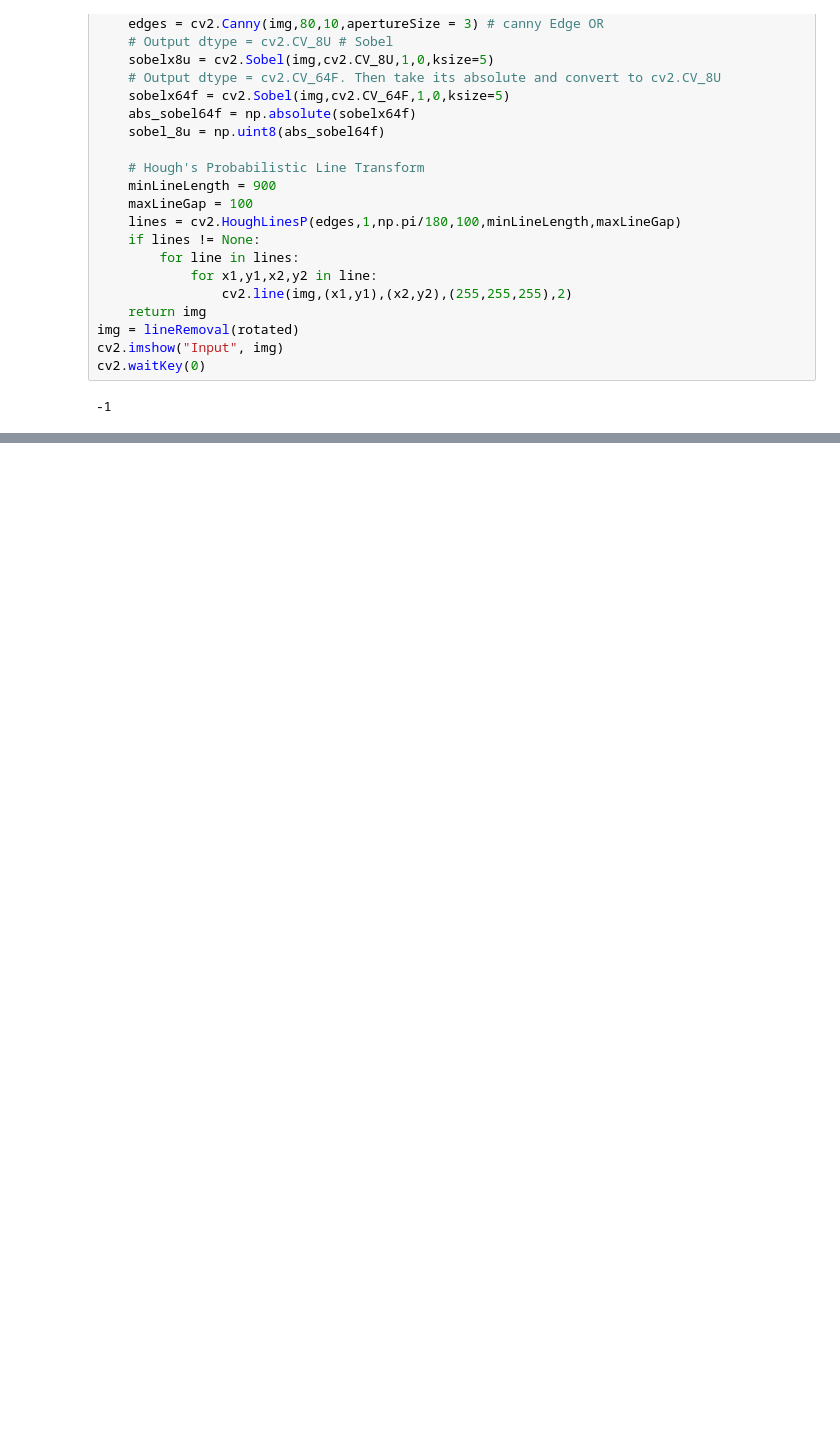
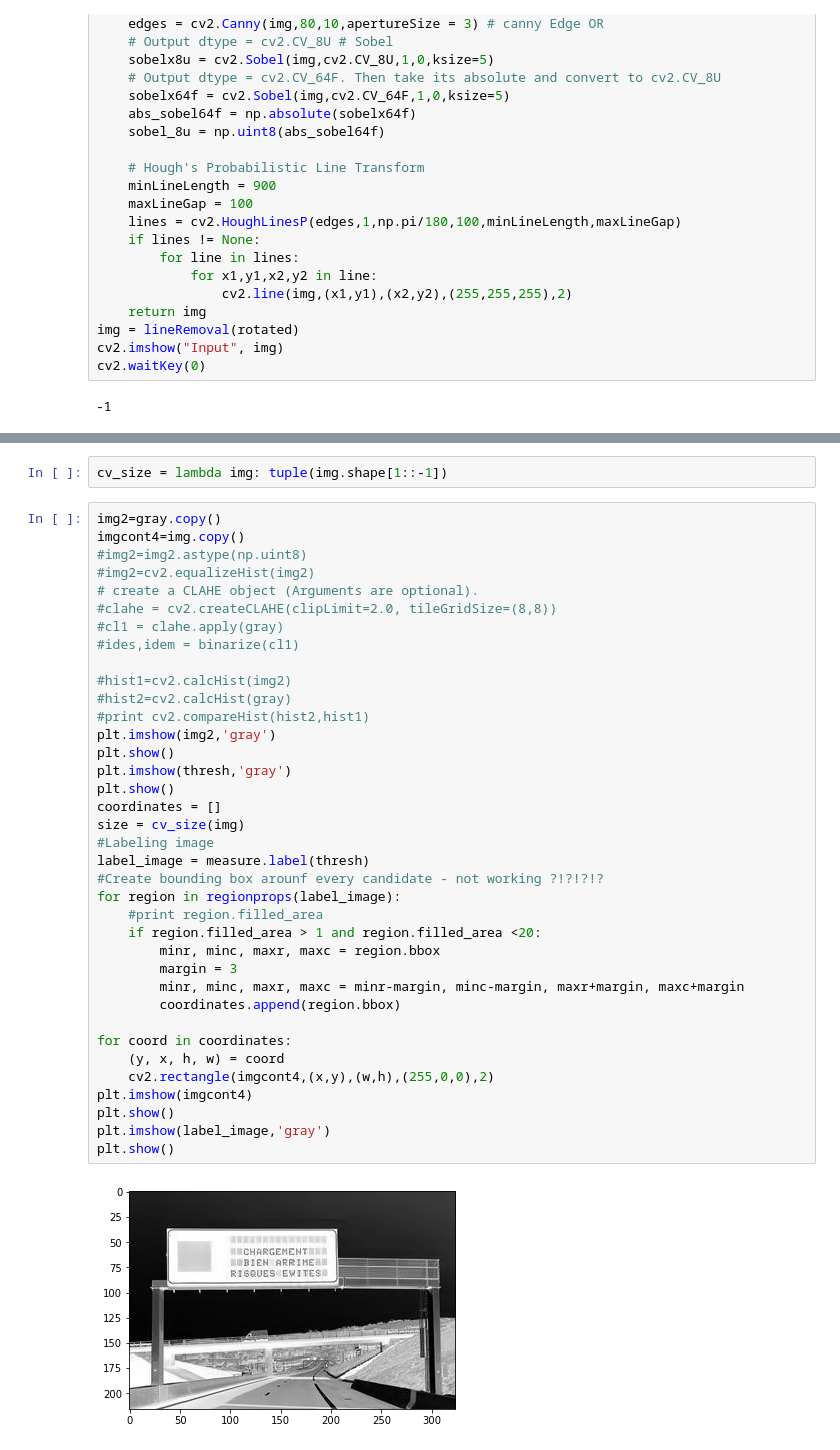
Before and after one commit to Matakov/DOAS-Project, a Jupyter notebook: lineSplitting.ipynb, the cells around one changed output, grey strips where cells are left out. Saved outputs shown, nothing was run; the diff lists cells and outputs as text; blank space fills up the shorter version.

```diff
--- a/lineSplitting.ipynb
+++ b/lineSplitting.ipynb
@@ -203,0 +313,41 @@ AttributeError: 'module' object has no attribute 'connectedComponentsWithStats'
+# %%
+cv_size = lambda img: tuple(img.shape[1::-1])
+# %%
+img2=gray.copy()
+imgcont4=img.copy()
+#img2=img2.astype(np.uint8)
+#img2=cv2.equalizeHist(img2)
+# create a CLAHE object (Arguments are optional).
+#clahe = cv2.createCLAHE(clipLimit=2.0, tileGridSize=(8,8))
+#cl1 = clahe.apply(gray)
+#ides,idem = binarize(cl1)
+
+#hist1=cv2.calcHist(img2)
+#hist2=cv2.calcHist(gray)
+#print cv2.compareHist(hist2,hist1)
+plt.imshow(img2,'gray')
+plt.show()
+plt.imshow(thresh,'gray')
+plt.show()
+coordinates = []
+size = cv_size(img)
+#Labeling image
+label_image = measure.label(thresh)
+#Create bounding box arounf every candidate - not working ?!?!?!?
+for region in regionprops(label_image):
+    #print region.filled_area
+    if region.filled_area > 1 and region.filled_area <20:
+        minr, minc, maxr, maxc = region.bbox
+        margin = 3
+        minr, minc, maxr, maxc = minr-margin, minc-margin, maxr+margin, maxc+margin
+        coordinates.append(region.bbox)
+
+for coord in coordinates:
+    (y, x, h, w) = coord
+    cv2.rectangle(imgcont4,(x,y),(w,h),(255,0,0),2)
+plt.imshow(imgcont4)
+plt.show()
+plt.imshow(label_image,'gray')
+plt.show()
+# %% [output]
+[figure, added]
```
Also changed, not shown: parts of 21 cells of this notebook, 3 other files.
